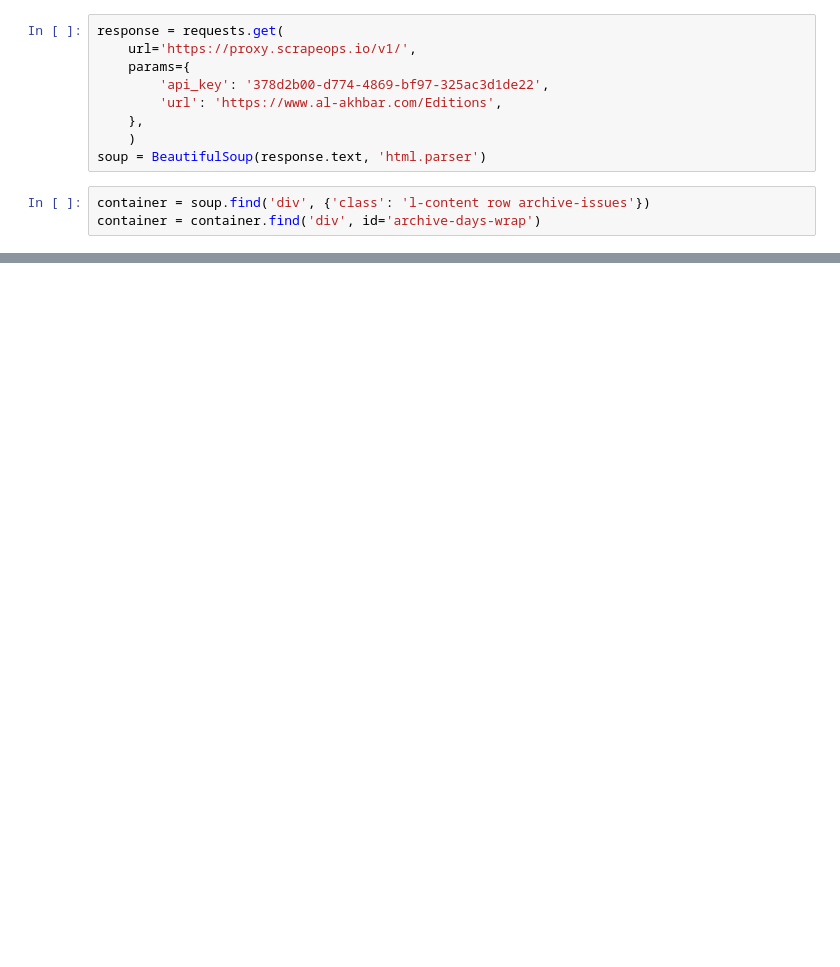
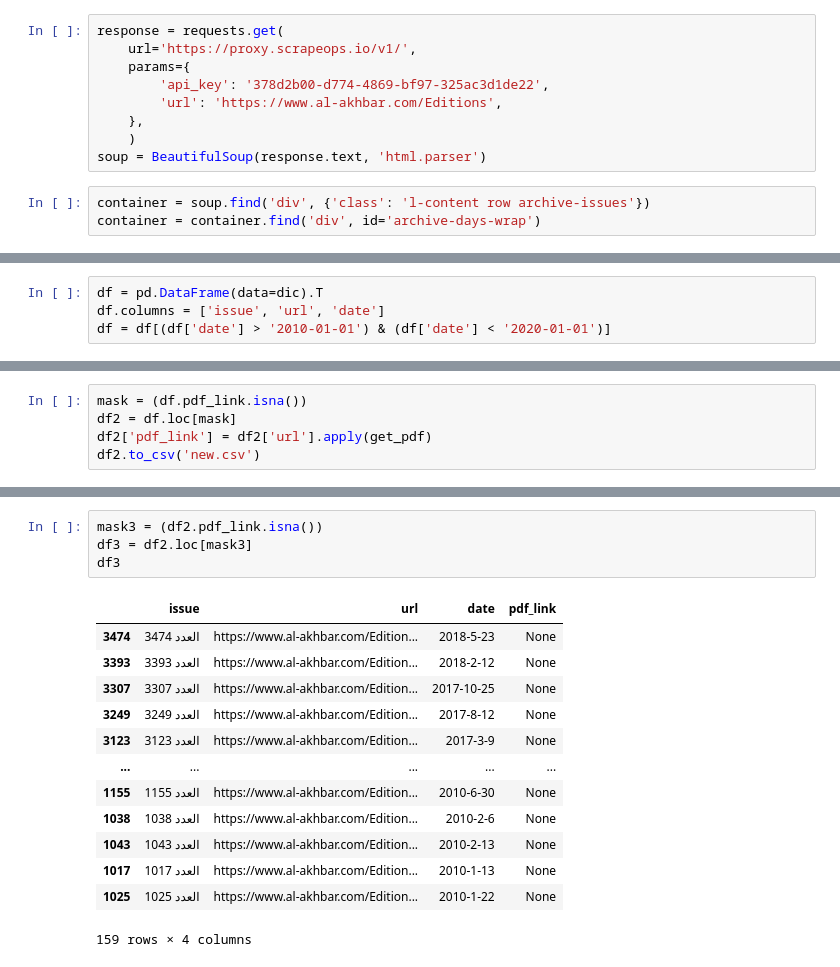
Before and after one commit to NoahDarwich/Leb_analysis, a Jupyter notebook: Notebooks/webscrape.ipynb, the cells around one changed output, grey strips where cells are left out. Cells and saved outputs as stored; diff of their text form; blank space fills up the shorter version.

```diff
--- a/Notebooks/webscrape.ipynb
+++ b/Notebooks/webscrape.ipynb
@@ -62,0 +44,4 @@ count = 0
+# %%
+df = pd.DataFrame(data=dic).T
+df.columns = ['issue', 'url', 'date']
+df = df[(df['date'] > '2010-01-01') & (df['date'] < '2020-01-01')]
@@ -62,0 +71,5 @@ count = 0
+# %%
+mask = (df.pdf_link.isna())
+df2 = df.loc[mask]
+df2['pdf_link'] = df2['url'].apply(get_pdf)
+df2.to_csv('new.csv')
@@ -62,0 +99,18 @@ count = 0
+# %%
+mask3 = (df2.pdf_link.isna())
+df3 = df2.loc[mask3]
+df3
+# %% [output]
+|  | issue | url | date | pdf_link |
+| 3474 | العدد 3474 | https://www.al-akhbar.com/Edition... | 2018-5-23 | None |
+| 3393 | العدد 3393 | https://www.al-akhbar.com/Edition... | 2018-2-12 | None |
+| 3307 | العدد 3307 | https://www.al-akhbar.com/Edition... | 2017-10-25 | None |
+| 3249 | العدد 3249 | https://www.al-akhbar.com/Edition... | 2017-8-12 | None |
+| 3123 | العدد 3123 | https://www.al-akhbar.com/Edition... | 2017-3-9 | None |
+| ... | ... | ... | ... | ... |
+| 1155 | العدد 1155 | https://www.al-akhbar.com/Edition... | 2010-6-30 | None |
+| 1038 | العدد 1038 | https://www.al-akhbar.com/Edition... | 2010-2-6 | None |
+| 1043 | العدد 1043 | https://www.al-akhbar.com/Edition... | 2010-2-13 | None |
+| 1017 | العدد 1017 | https://www.al-akhbar.com/Edition... | 2010-1-13 | None |
+| 1025 | العدد 1025 | https://www.al-akhbar.com/Edition... | 2010-1-22 | None |
+159 rows × 4 columns
```
Also changed, not shown: parts of 28 cells of this notebook, 1 other file.
